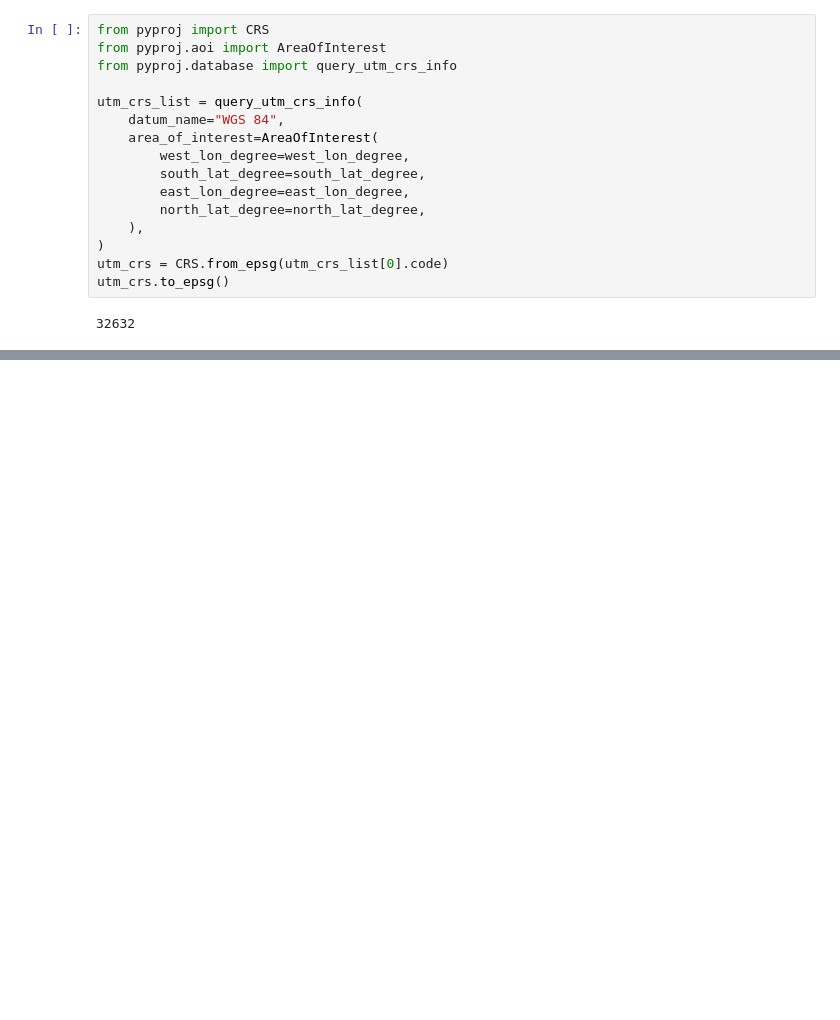
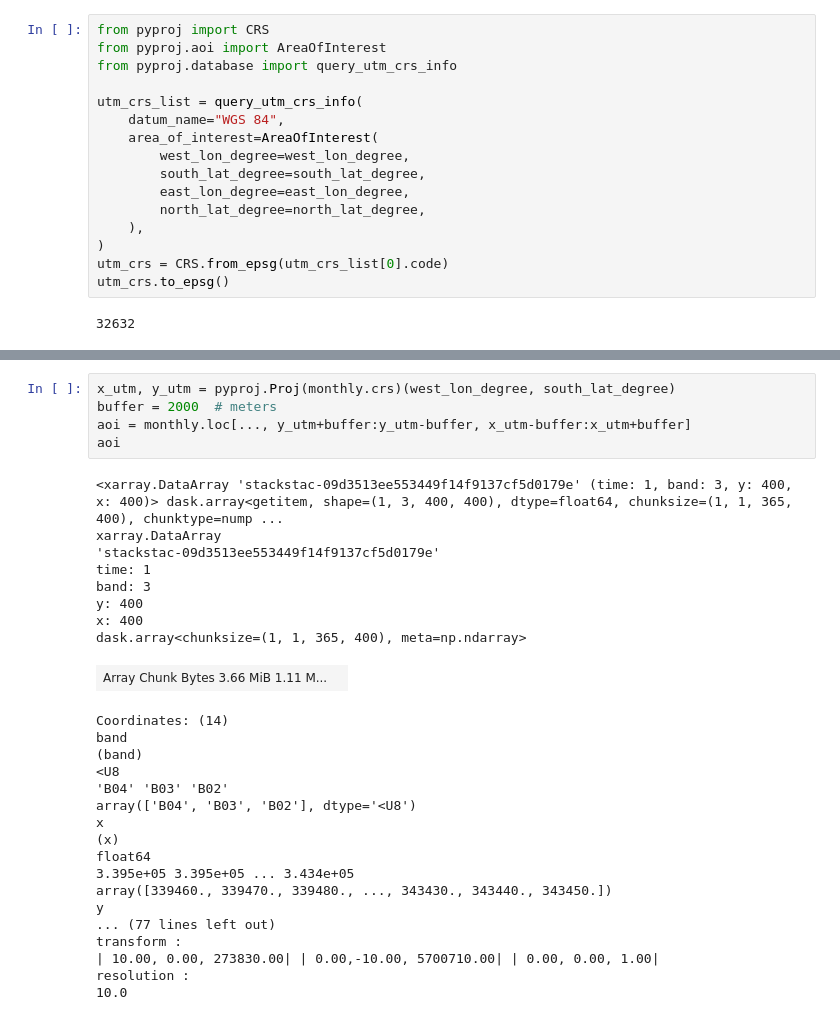
Before and after one commit to protontypes/stac-play, a Jupyter notebook: stac_bounds.ipynb, the cells around one changed output, grey strips where cells are left out. Drawn from its saved outputs; the diff is of its cells as text; blank space fills up the shorter version.

```diff
--- a/stac_bounds.ipynb
+++ b/stac_bounds.ipynb
@@ -90,0 +109,32 @@ Coordinates: (12/24)
+# %%
+x_utm, y_utm = pyproj.Proj(monthly.crs)(west_lon_degree, south_lat_degree)
+buffer = 2000  # meters
+aoi = monthly.loc[..., y_utm+buffer:y_utm-buffer, x_utm-buffer:x_utm+buffer]
+aoi
+# %% [output]
+<xarray.DataArray 'stackstac-09d3513ee553449f14f9137cf5d0179e' (time: 1, band: 3, y: 400, x: 400)> dask.array<getitem, shape=(1, 3, 400, 400), dtype=float64, chunksize=(1, 1, 365, 400), chunktype=nump ...
+xarray.DataArray
+'stackstac-09d3513ee553449f14f9137cf5d0179e'
+time: 1
+band: 3
+y: 400
+x: 400
+dask.array<chunksize=(1, 1, 365, 400), meta=np.ndarray>
+| Array Chunk Bytes 3.66 MiB 1.11 M... |  |
+Coordinates: (14)
+band
+(band)
+<U8
+'B04' 'B03' 'B02'
+array(['B04', 'B03', 'B02'], dtype='<U8')
+x
+(x)
+float64
+3.395e+05 3.395e+05 ... 3.434e+05
+array([339460., 339470., 339480., ..., 343430., 343440., 343450.])
+y
+... (77 lines left out)
+transform :
+| 10.00, 0.00, 273830.00| | 0.00,-10.00, 5700710.00| | 0.00, 0.00, 1.00|
+resolution :
+10.0
```
Also changed, not shown: parts of 6 cells of this notebook.
